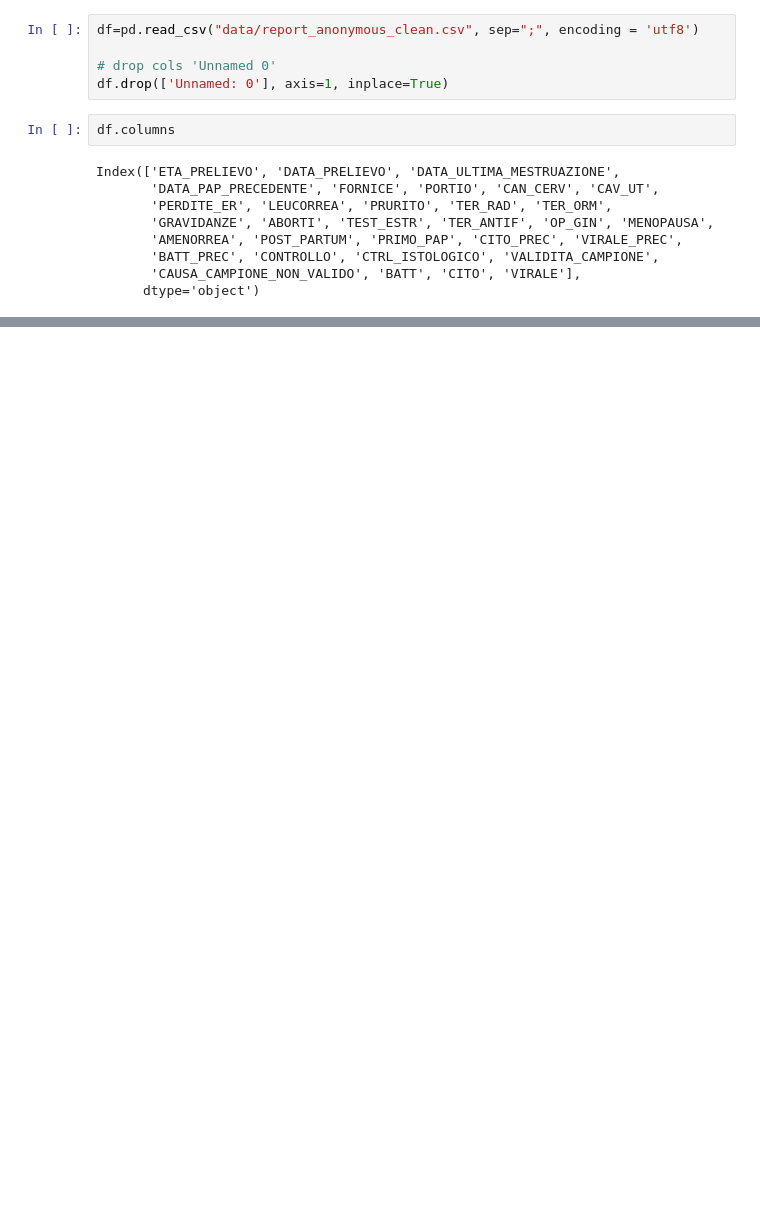
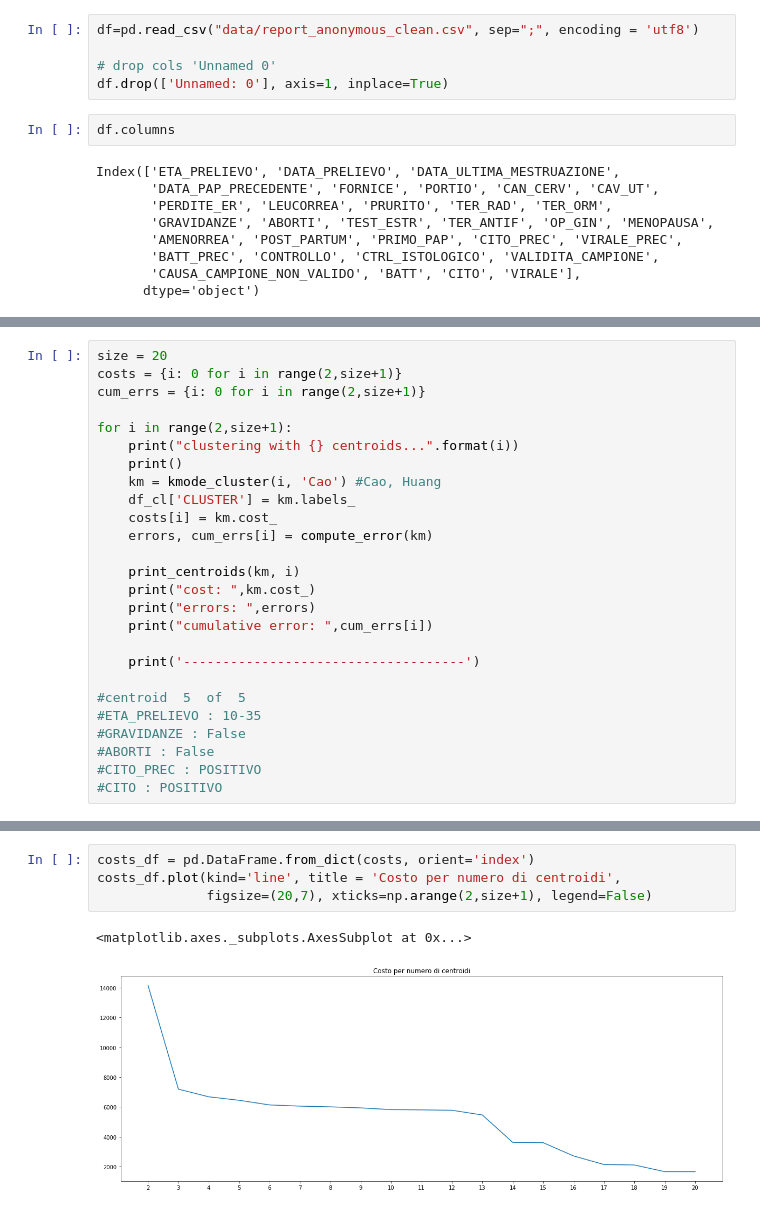
Before and after one commit to Nimerya/Cytological-Reports-Analysis, a Jupyter notebook: clustering_kmodes.ipynb, the cells around one changed output, grey strips where cells are left out. Drawn from its saved outputs; the diff is of its cells as text; blank space fills up the shorter version.

```diff
--- a/clustering_kmodes.ipynb
+++ b/clustering_kmodes.ipynb
@@ -97,0 +138,26 @@ costs_df.plot(kind='line', title = 'Costo per numero di centroidi',
+# %%
+size = 20
+costs = {i: 0 for i in range(2,size+1)}
+cum_errs = {i: 0 for i in range(2,size+1)}
+
+for i in range(2,size+1):
+    print("clustering with {} centroids...".format(i))
+    print()
+    km = kmode_cluster(i, 'Cao') #Cao, Huang
+    df_cl['CLUSTER'] = km.labels_
+    costs[i] = km.cost_
+    errors, cum_errs[i] = compute_error(km)
+
+    print_centroids(km, i)
+    print("cost: ",km.cost_)
+    print("errors: ",errors)
+    print("cumulative error: ",cum_errs[i])
+
+    print('------------------------------------')
+
+#centroid  5  of  5
+#ETA_PRELIEVO : 10-35
+#GRAVIDANZE : False
+#ABORTI : False
+#CITO_PREC : POSITIVO
+#CITO : POSITIVO
@@ -97,0 +182,7 @@ costs_df.plot(kind='line', title = 'Costo per numero di centroidi',
+# %%
+costs_df = pd.DataFrame.from_dict(costs, orient='index')
+costs_df.plot(kind='line', title = 'Costo per numero di centroidi',
+              figsize=(20,7), xticks=np.arange(2,size+1), legend=False)
+# %% [output]
+<matplotlib.axes._subplots.AxesSubplot at 0x...>
+[figure, added]
```
Also changed, not shown: parts of 12 cells of this notebook.
